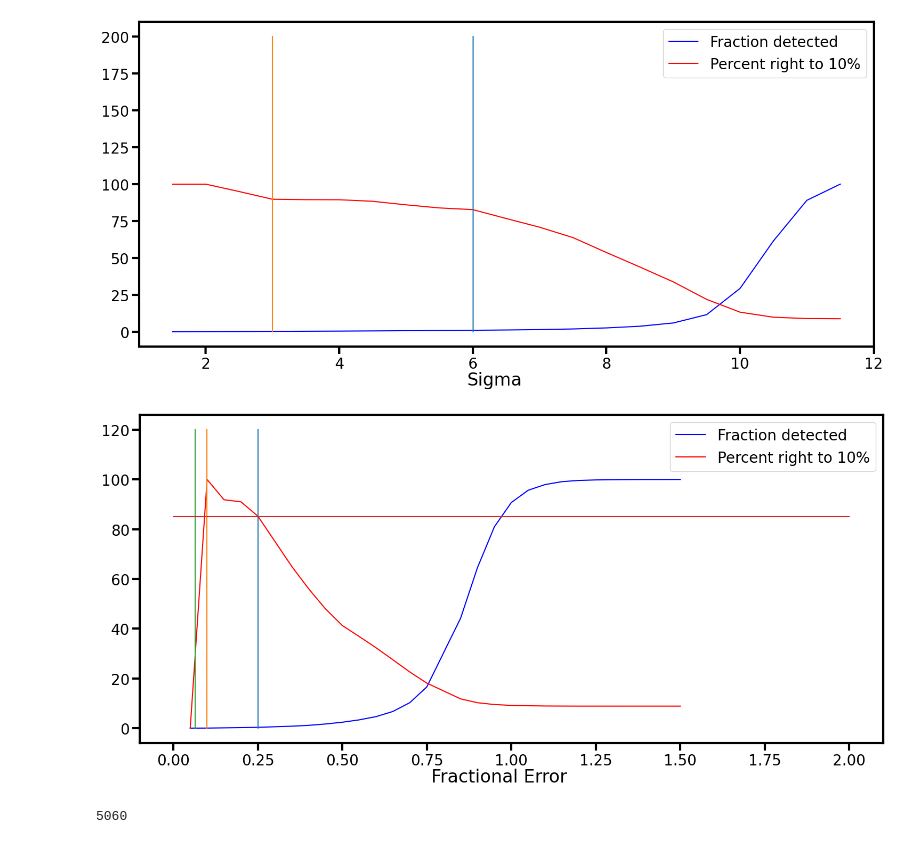
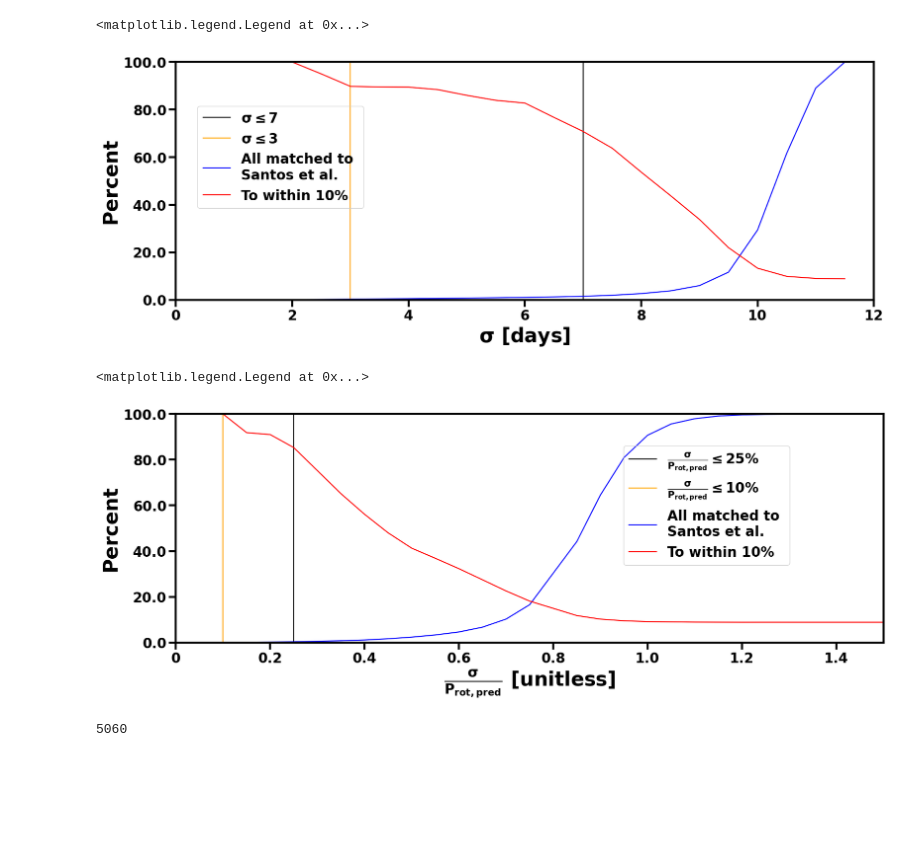
Before and after one commit to m-schochet/asas-sn-cnn, a Jupyter notebook: plots/frac_errors.ipynb, the cells around one changed output. Drawn from its saved outputs; the diff is of its cells as text; code cells hidden in the pictures; blank space fills up the shorter version.

```diff
--- a/plots/frac_errors.ipynb
+++ b/plots/frac_errors.ipynb
@@ -307,19 +300,27 @@ def NormalizeData(data):
 # %%
 fracdetectedfin = NormalizeData(fracdetected)
 # %%
-fig, ax = plt.subplots(figsize=(18, 8))
+fig, ax = plt.subplots(figsize=(16, 6), layout='constrained')
+formatter = ticker.FormatStrFormatter('%.0')
+ax.xaxis.set_major_formatter(formatter)
+ax.yaxis.set_major_formatter(formatter)
 
-#ax.plot(uncertainties, numdetected, c='k', label='Number detected (/10000)')
-ax.plot(uncertainties, fracdetectedfin, c='b', label='Fraction detected')
-ax.plot(uncertainties, percenttoten, c='r', label='Percent right to 10%')
-fig.supxlabel('Sigma')
+ax.plot([7, 7], [0, 100], c='k', label='$\\bf\sigma\leq$7')
+ax.plot([3, 3], [0, 100], c='orange',label='$\\bf\sigma\leq$3')
 
-ax.plot([6, 6], [0, 200])#, label=f'{title} <= 25% {fracerrnum25} total ({"%.2f" % percfrac25}% to within 10% of santos)')
-ax.plot([3, 3], [0, 200])#, label=f'{title} <= 10% {fracerrnum10} total ({"%.2f" % percfrac10}% to within 10% of santos)')
+ax.plot(uncertainties, fracdetectedfin, c='b', label='All matched to \nSantos et al.')
+ax.plot(uncertainties, percenttoten, c='r', label='To within 10%')
+ax.set_xlim(1.9, 12)
+ax.set_ylim(0, 100)
 
-plt.legend()
+yticksl = ax.get_yticks()
+ax.set_yticks(ticks = yticksl, labels=yticksl, weight='bold')
+ax.set_xticks(ticks = [0, 2, 4, 6, 8, 10, 12], labels=[0, 2, 4, 6, 8, 10, 12,], weight='bold')
 
-plt.show()
+ax.set_xlabel(r'$\mathbf{\sigma}$ [days]')
+ax.set_ylabel('Percent')
+ax.legend(prop={'weight': 'bold'}, bbox_to_anchor=(0.15, 0.6), loc='center')
 # %% [output]
+<matplotlib.legend.Legend at 0x...>
-[figure, old version]
+[figure, new version]
 # %%
@@ -348,18 +346,25 @@ def NormalizeData(data):
 fracdetectedfin = NormalizeData(fracdetected)
 # %%
-fig, ax = plt.subplots(figsize=(18, 8))
+fig, ax = plt.subplots(figsize=(16, 6), layout='constrained')
+formatter = ticker.FormatStrFormatter('%.4f')
+ax.xaxis.set_major_formatter(formatter)
+ax.yaxis.set_major_formatter(formatter)
 
-#ax.plot(uncertainties, numdetected, c='k', label='Number detected (/10000)')
-ax.plot(uncertainties, fracdetectedfin, c='b', label='Fraction detected')
-ax.plot(uncertainties, percenttoten, c='r', label='Percent right to 10%')
-fig.supxlabel('Fractional Error')
-ax.plot([0.25, 0.25], [0, 120])#, label=f'{title} <= 25% {fracerrnum25} total ({"%.2f" % percfrac25}% to within 10% of santos)')
-ax.plot([0.1, 0.1], [0, 120])#, label=f'{title} <= 10% {fracerrnum10} total ({"%.2f" % percfrac10}% to within 10% of santos)')
-ax.plot([0.065, 0.065], [0, 120])#, label=f'{title} <= 10% {fracerrnum10} total ({"%.2f" % percfrac10}% to within 10% of santos)')
-#ax.plot([0, 2], [85, 85])
-#rrivera27@csamauto.com
-plt.legend()
+ax.plot([0.25, 0.25], [0, 100], c='k', label=r'$\mathbf{\frac{\sigma}{P_{rot, pred}} \leq 25\%}$')
+ax.plot([0.1, 0.1], [0, 100], c='orange',label=r'$\mathbf{\frac{\sigma}{P_{rot, pred}} \leq 10\%}$')
 
-plt.show()
+ax.plot(uncertainties, fracdetectedfin, c='b', label='All matched to \nSantos et al.')
+ax.plot(uncertainties, percenttoten, c='r', label='To within 10%')
+ax.set_ylim(0, 100)
+ax.set_xlim(0, 1.500)
+
+yticksl = ax.get_yticks()
+ax.set_yticks(ticks = yticksl, labels=yticksl, weight='bold')
+ax.set_xticks(ticks = [0, 0.2, 0.4, 0.6, 0.8, 1.0, 1.2, 1.4], labels=[0, 0.2, 0.4, 0.6, 0.8, 1.0, 1.2, 1.4], weight='bold')
+
+ax.set_xlabel(r'$\mathbf{\frac{\sigma}{P_{rot, pred}}}$ [unitless]')
+ax.set_ylabel('Percent')
+ax.legend(prop={'weight': 'bold'}, bbox_to_anchor=(0.75, 0.6), loc='center')
 # %% [output]
+<matplotlib.legend.Legend at 0x...>
-[figure, old version]
+[figure, new version]
```
Also changed, not shown: parts of 15 cells of this notebook.
